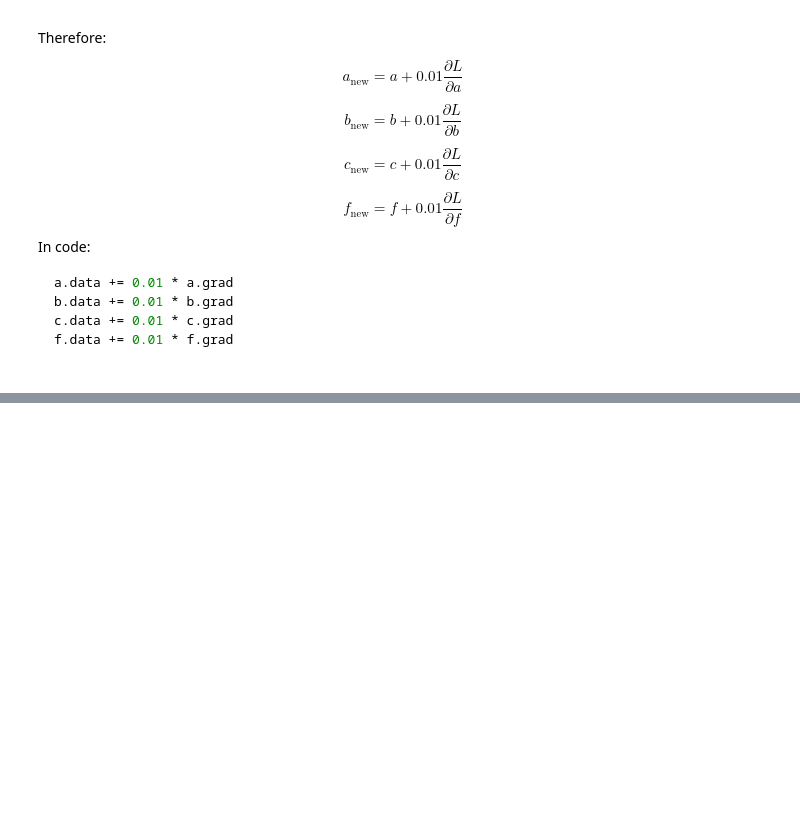
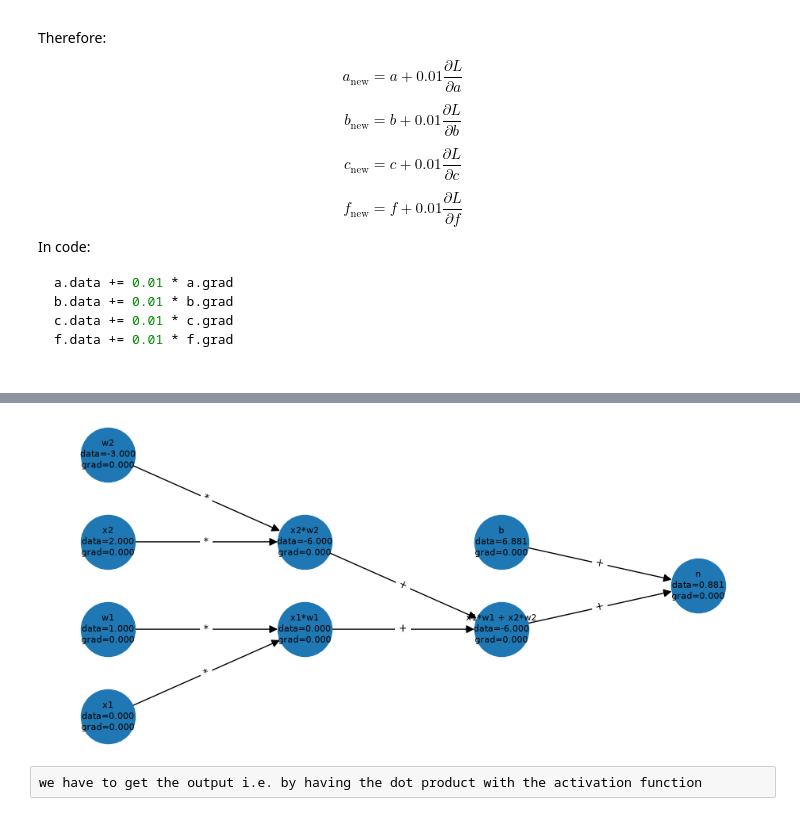
Before and after one commit to HESleagacy/Micrograd, a Jupyter notebook: main.ipynb, the cells around one changed output, grey strips where cells are left out. Saved outputs shown, nothing was run; the diff lists cells and outputs as text; code cells hidden in the pictures; blank space fills up the shorter version.

```diff
--- a/main.ipynb
+++ b/main.ipynb
@@ -1265,0 +1424,23 @@ f.data += 0.01 * f.grad
+# %%
+x1 = Value(0.0, label='x1')
+x2 = Value(2.0, label='x2')
+
+w1 = Value(1.0, label='w1')
+w2 = Value(-3.0, label='w2')
+
+b = Value(6.8813735870195432, label='b')
+# %%
+x1w1 = x1*w1; x1w1.label = 'x1*w1'
+x2w2 = x2*w2; x2w2.label = 'x2*w2'
+
+# AND THE... summation
+x1w1x2w2 = x1w1 + x2w2; x1w1x2w2.label = 'x1*w1 + x2*w2'
+
+# n is the neuron without activation function
+n = x1w1x2w2 + b; n.label = 'n'
+# %%
+draw_dot(n)
+# %% [output]
+[figure, added]
+# %% [raw]
+we have to get the output i.e. by having the dot product with the activation function
```
Also changed, not shown: parts of 25 cells of this notebook, 1 other file.
